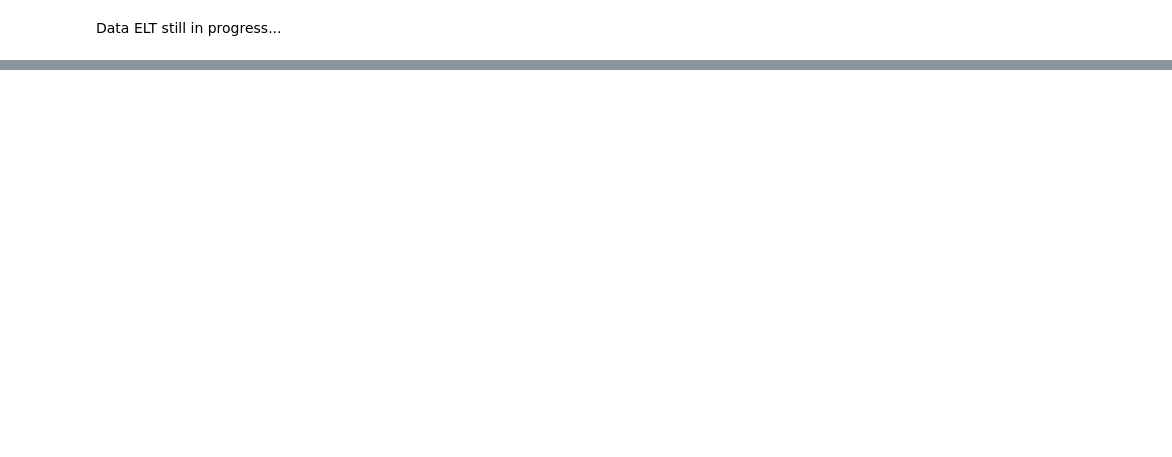
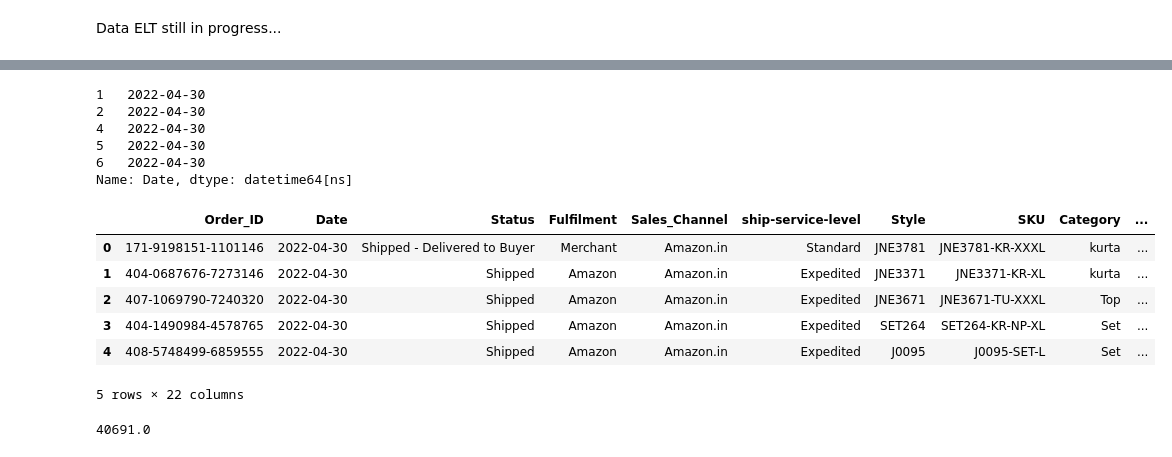
Before and after one commit to VECTORZ24/Data-Analysis, a Jupyter notebook: Amazon_Sales_Report/ELT/Data_Prep_&_ELT.ipynb, the cells around one changed output, grey strips where cells are left out. Saved outputs shown, nothing was run; the diff lists cells and outputs as text; code cells hidden in the pictures; blank space fills up the shorter version.

```diff
--- a/Amazon_Sales_Report/ELT/Data_Prep_&_ELT.ipynb
+++ b/Amazon_Sales_Report/ELT/Data_Prep_&_ELT.ipynb
@@ -120,0 +257,29 @@ while i <=N:
+# %%
+#Dealing with date values
+data['Date'] = pd.to_datetime(data['Date'], format='%m-%d-%y')
+# %%
+data['Date'].head()
+# %% [output]
+1   2022-04-30
+2   2022-04-30
+4   2022-04-30
+5   2022-04-30
+6   2022-04-30
+Name: Date, dtype: datetime64[ns]
+# %%
+#we will reassign index in order
+data=data.reset_index(drop=True)
+# %%
+data.head()
+# %% [output]
+|  | Order_ID | Date | Status | Fulfilment | Sales_Channel | ship-service-level | Style | SKU | Category | ... |
+| 0 | 171-9198151-1101146 | 2022-04-30 | Shipped - Delivered to Buyer | Merchant | Amazon.in | Standard | JNE3781 | JNE3781-KR-XXXL | kurta | ... |
+| 1 | 404-0687676-7273146 | 2022-04-30 | Shipped | Amazon | Amazon.in | Expedited | JNE3371 | JNE3371-KR-XL | kurta | ... |
+| 2 | 407-1069790-7240320 | 2022-04-30 | Shipped | Amazon | Amazon.in | Expedited | JNE3671 | JNE3671-TU-XXXL | Top | ... |
+| 3 | 404-1490984-4578765 | 2022-04-30 | Shipped | Amazon | Amazon.in | Expedited | SET264 | SET264-KR-NP-XL | Set | ... |
+| 4 | 408-5748499-6859555 | 2022-04-30 | Shipped | Amazon | Amazon.in | Expedited | J0095 | J0095-SET-L | Set | ... |
+5 rows × 22 columns
+# %%
+data.shape[0]/3
+# %% [output]
+40691.0
```
Also changed, not shown: parts of 24 cells of this notebook.
